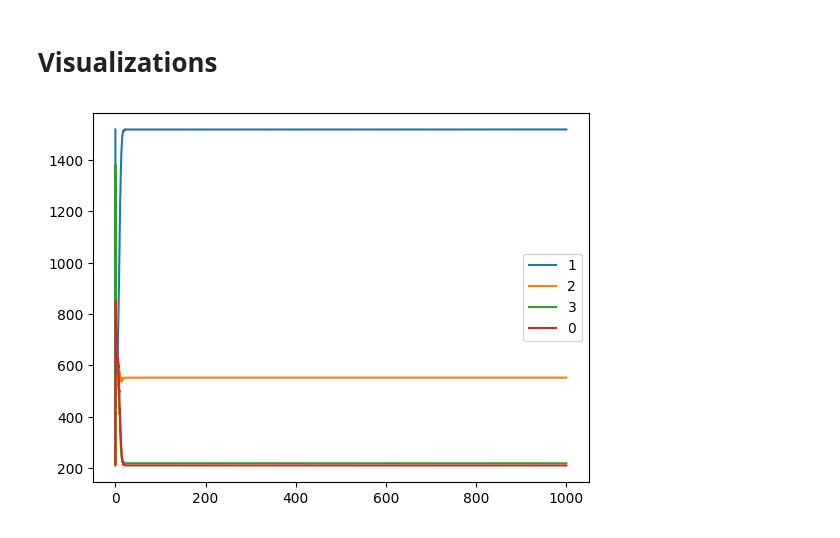
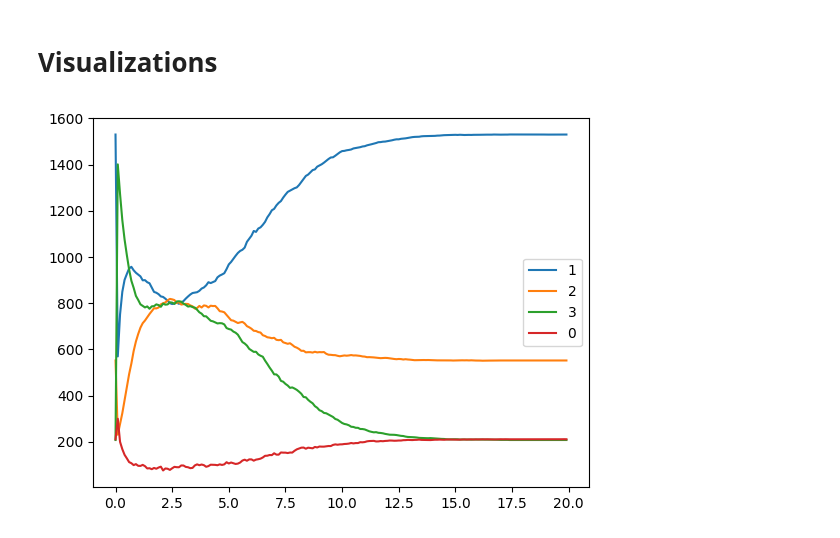
Before and after one commit to santi921/kmcluster, a Jupyter notebook: kmcluster/scripts/run.ipynb, the cells around one changed output. Cells and saved outputs as stored; diff of their text form; code cells hidden in the pictures.

```diff
--- a/kmcluster/scripts/run.ipynb
+++ b/kmcluster/scripts/run.ipynb
@@ -24,7 +24,7 @@ temp_sample = 1.0 # temp for sampling kmc
 rates_two_states = [[0.0,0.1],[0.01, 0.0]]
 rates_four_states_sink = np.array([[0.0,0.0,0.0,0.1],[0.0,0.0,0.0,0.1],[0.0,0.0,0.0,0.1],[0.0,0.0,0.0,0.0]])
 rates_four_sym = np.array(
-    [[0.0,1.1,0.0,0.0],
+    [[0.0,10.1,0.0,0.0],
     [0.0,0.0,1.1,0.0],
     [0.0,0.0,0.0,1.1],
     [1.1,0.0,0.0,0.0]])
@@ -116,16 +114,16 @@ from kmcluster.core.viz import (
 # %%
 # trajectories object
 # n_show = number of states to show
 # total_states = total state number of states in the system
 # max_time = upper bound of plotting
 
 plot_top_n_states(
     trajectories,
     n_show=4,
     total_states = 4,
     resolution = 1,
-    max_time = 1000)
+    max_time = 20)
 # %% [output]
-[figure, old version]
+[figure, new version]
 # %%
 time_slice = 0
```
Also changed, not shown: parts of 12 cells of this notebook, 5 other files.
